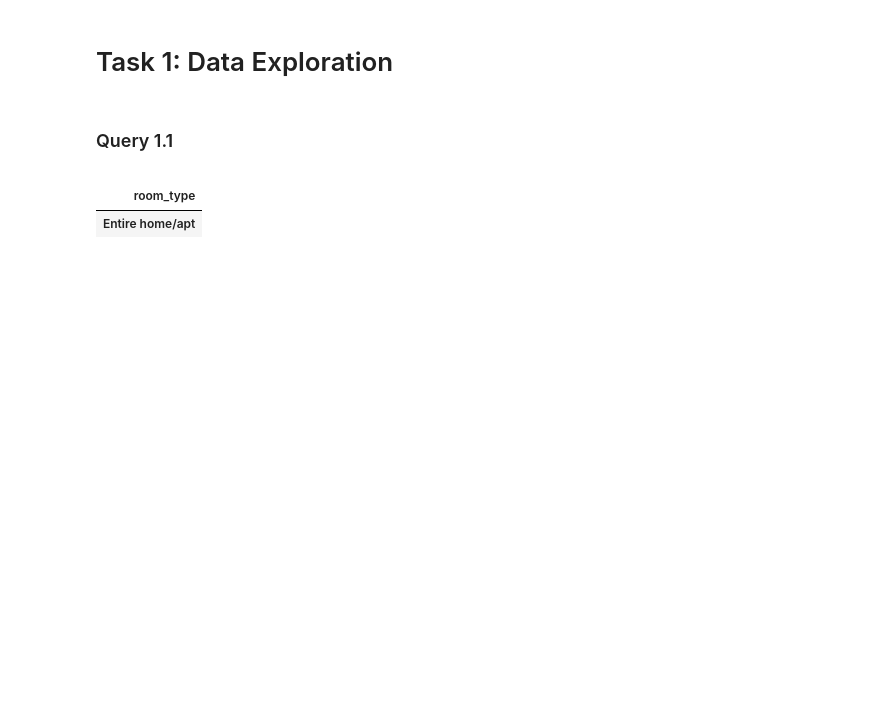
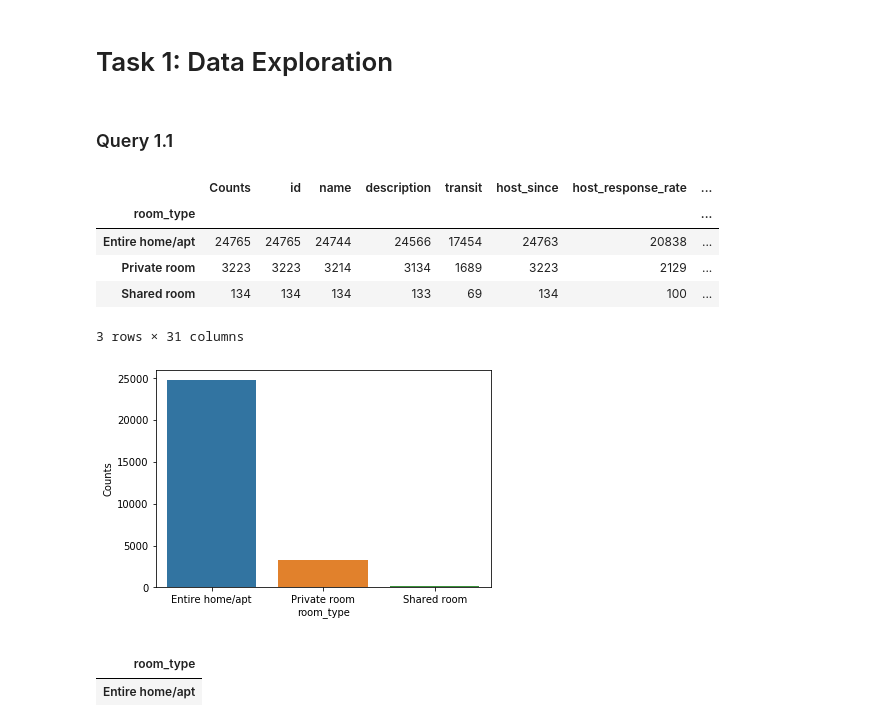
Before and after one commit to jdaridis/Airbnb-Mining, a Jupyter notebook: Python/Q1.ipynb, the cells around one changed output. Cells and saved outputs as stored; diff of their text form; code cells hidden in the pictures; blank space fills up the shorter version.

Commit message:
updated plots library
using seaborn instead of dataframe.plot

```diff
--- a/Python/Q1.ipynb
+++ b/Python/Q1.ipynb
@@ -110,0 +15,3 @@ all_listings
+# %%
+train_path = r'../../data/train.csv'
+train = pd.read_csv(train_path)
@@ -118,3 +26,17 @@ q1 = q1.sort_values(by='id', ascending=False)
+# %%
+q1 = train.groupby(['room_type']).count().sort_values(by='id', ascending=False)
+q1 = q1.rename(columns={q1.columns[0]: 'Counts'})
+q1['room_type'] = q1.index
+sb.barplot(x='room_type', y=q1.columns[0], data = q1)
+q1
+# %% [output]
+|  | Counts | id | name | description | transit | host_since | host_response_rate | ... |
+| room_type |  |  |  |  |  |  |  | ... |
+| Entire home/apt | 24765 | 24765 | 24744 | 24566 | 17454 | 24763 | 20838 | ... |
+| Private room | 3223 | 3223 | 3214 | 3134 | 1689 | 3223 | 2129 | ... |
+| Shared room | 134 | 134 | 134 | 133 | 69 | 134 | 100 | ... |
+3 rows × 31 columns
+[figure, added]
 # %%
 q1.head(n=1).filter(items=[])
 # %% [output]
```
Also changed, not shown: parts of 20 cells of this notebook.
